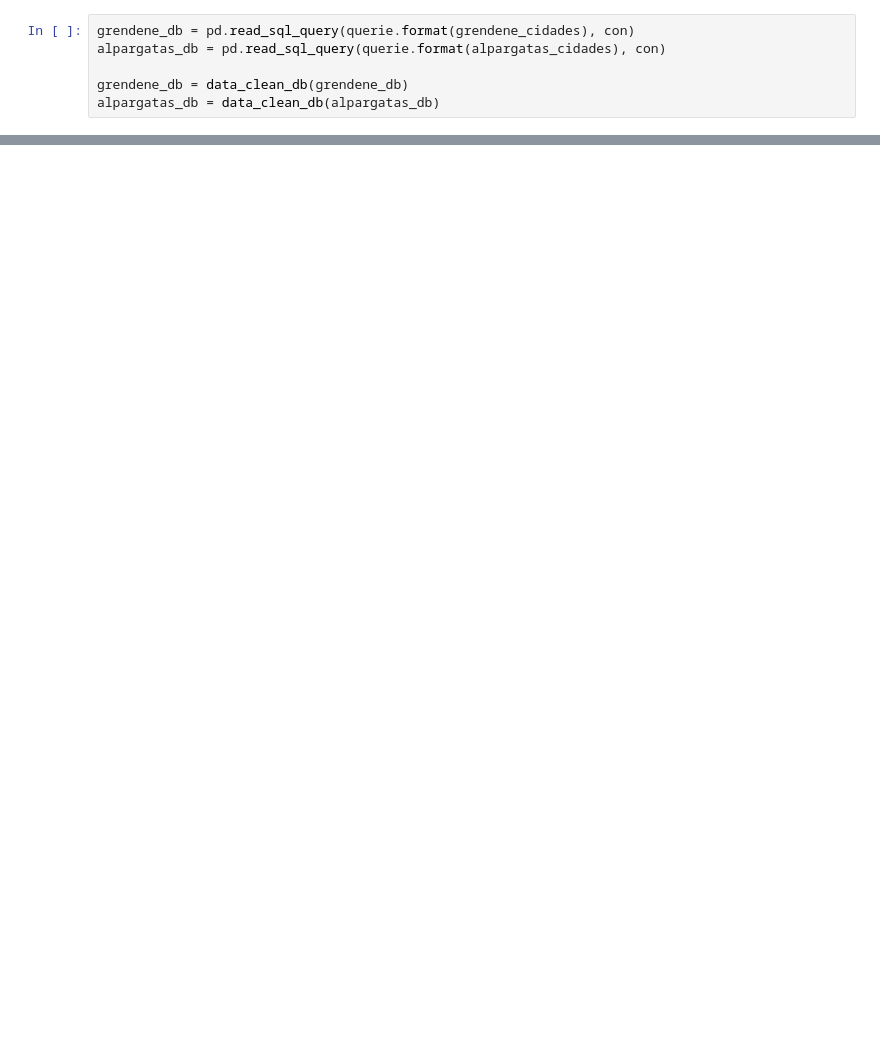
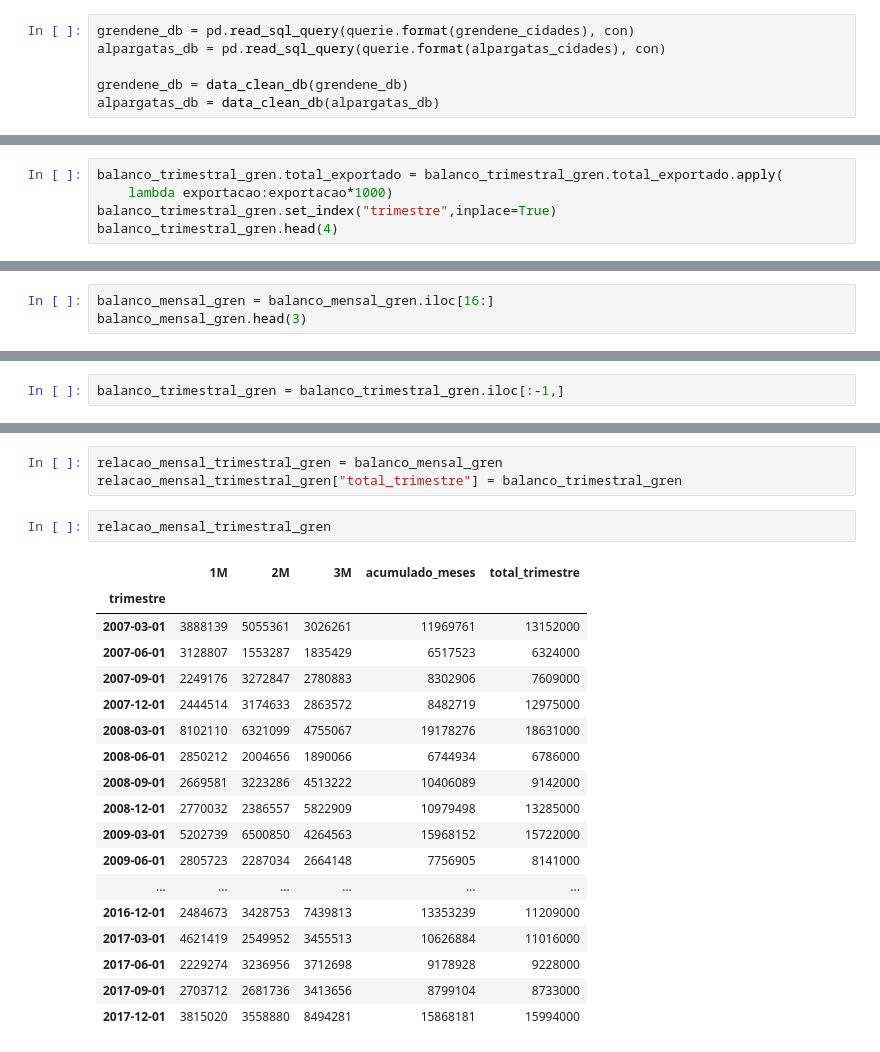
Before and after one commit to raffOps/data-analysis, a Jupyter notebook: data analysis.ipynb, the cells around one changed output, grey strips where cells are left out. Cells and saved outputs as stored; diff of their text form; blank space fills up the shorter version.

```diff
--- a/data analysis.ipynb
+++ b/data analysis.ipynb
@@ -328,0 +148,5 @@ Name: exportacao, dtype: int64
+# %%
+balanco_trimestral_gren.total_exportado = balanco_trimestral_gren.total_exportado.apply(
+    lambda exportacao:exportacao*1000)
+balanco_trimestral_gren.set_index("trimestre",inplace=True)
+balanco_trimestral_gren.head(4)
@@ -328,0 +191,3 @@ Name: exportacao, dtype: int64
+# %%
+balanco_mensal_gren = balanco_mensal_gren.iloc[16:]
+balanco_mensal_gren.head(3)
@@ -328,0 +200,2 @@ Name: exportacao, dtype: int64
+# %%
+balanco_trimestral_gren = balanco_trimestral_gren.iloc[:-1,]
@@ -328,0 +223,24 @@ Name: exportacao, dtype: int64
+# %%
+relacao_mensal_trimestral_gren = balanco_mensal_gren
+relacao_mensal_trimestral_gren["total_trimestre"] = balanco_trimestral_gren
+# %%
+relacao_mensal_trimestral_gren
+# %% [output]
+|  | 1M | 2M | 3M | acumulado_meses | total_trimestre |
+| trimestre |  |  |  |  |  |
+| 2007-03-01 | 3888139 | 5055361 | 3026261 | 11969761 | 13152000 |
+| 2007-06-01 | 3128807 | 1553287 | 1835429 | 6517523 | 6324000 |
+| 2007-09-01 | 2249176 | 3272847 | 2780883 | 8302906 | 7609000 |
+| 2007-12-01 | 2444514 | 3174633 | 2863572 | 8482719 | 12975000 |
+| 2008-03-01 | 8102110 | 6321099 | 4755067 | 19178276 | 18631000 |
+| 2008-06-01 | 2850212 | 2004656 | 1890066 | 6744934 | 6786000 |
+| 2008-09-01 | 2669581 | 3223286 | 4513222 | 10406089 | 9142000 |
+| 2008-12-01 | 2770032 | 2386557 | 5822909 | 10979498 | 13285000 |
+| 2009-03-01 | 5202739 | 6500850 | 4264563 | 15968152 | 15722000 |
+| 2009-06-01 | 2805723 | 2287034 | 2664148 | 7756905 | 8141000 |
+| ... | ... | ... | ... | ... | ... |
+| 2016-12-01 | 2484673 | 3428753 | 7439813 | 13353239 | 11209000 |
+| 2017-03-01 | 4621419 | 2549952 | 3455513 | 10626884 | 11016000 |
+| 2017-06-01 | 2229274 | 3236956 | 3712698 | 9178928 | 9228000 |
+| 2017-09-01 | 2703712 | 2681736 | 3413656 | 8799104 | 8733000 |
+| 2017-12-01 | 3815020 | 3558880 | 8494281 | 15868181 | 15994000 |
```
Also changed, not shown: parts of 46 cells of this notebook, 2 other files.
